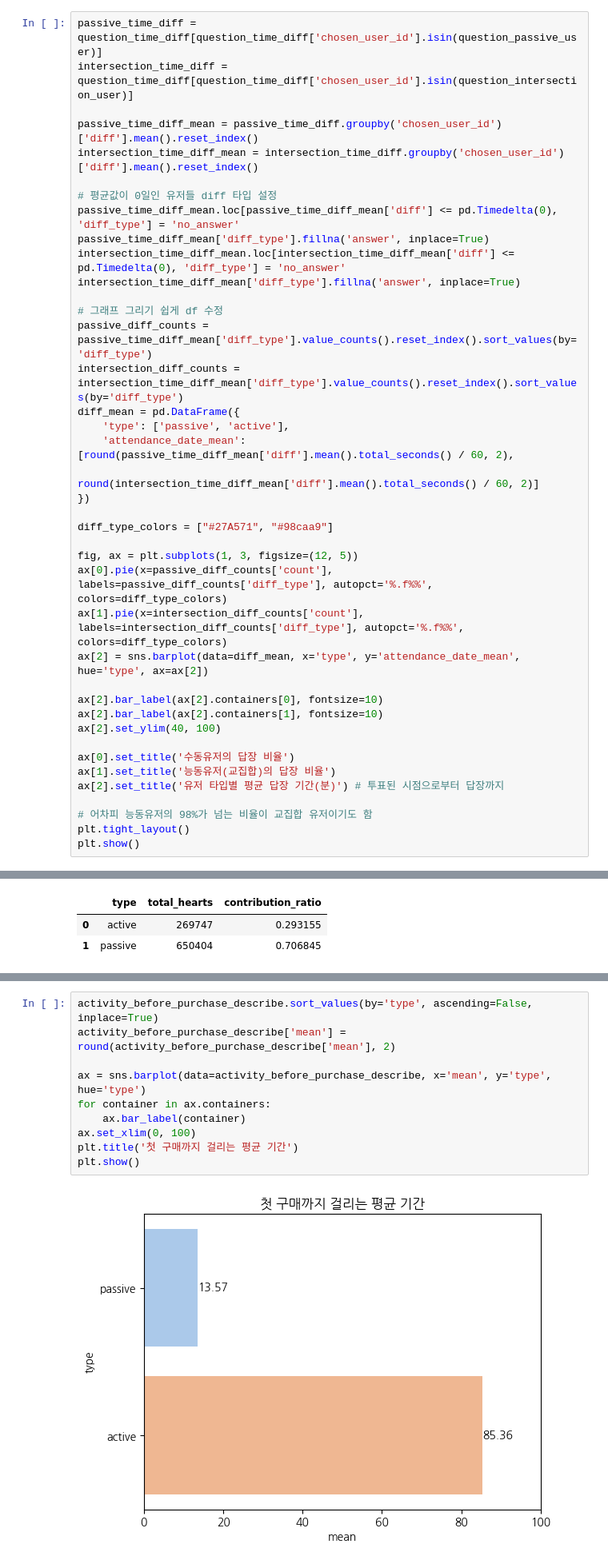
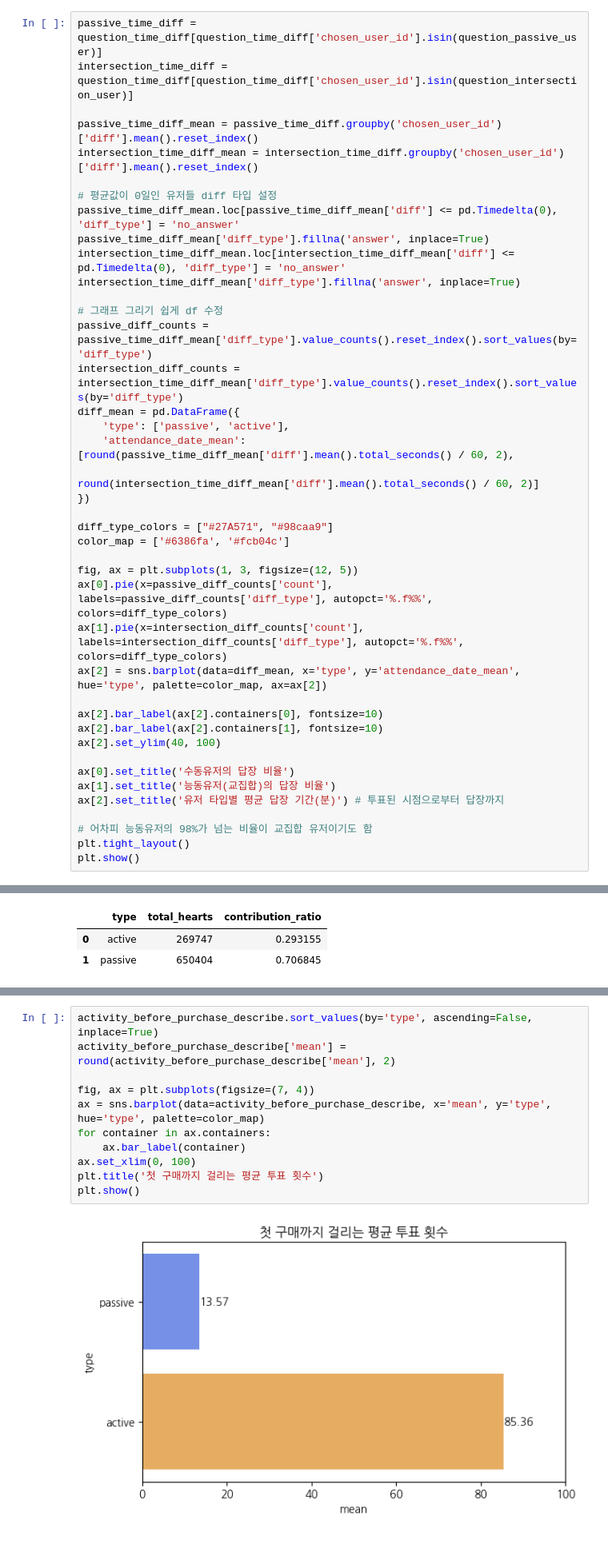
Before and after one commit to EtheriumArchive/Codeit_project, a Jupyter notebook: analysis_eunsu_v2.ipynb, the cells around one changed output, grey strips where cells are left out. Shown at 80% size. Drawn from its saved outputs; the diff is of its cells as text.

```diff
--- a/analysis_eunsu_v2.ipynb
+++ b/analysis_eunsu_v2.ipynb
@@ -298,11 +317,12 @@ diff_mean = pd.DataFrame({
 })
 
 diff_type_colors = ["#27A571", "#98caa9"]
+color_map = ['#6386fa', '#fcb04c']
 
 fig, ax = plt.subplots(1, 3, figsize=(12, 5))
 ax[0].pie(x=passive_diff_counts['count'], labels=passive_diff_counts['diff_type'], autopct='%.f%%', colors=diff_type_colors)
 ax[1].pie(x=intersection_diff_counts['count'], labels=intersection_diff_counts['diff_type'], autopct='%.f%%', colors=diff_type_colors)
-ax[2] = sns.barplot(data=diff_mean, x='type', y='attendance_date_mean', hue='type', ax=ax[2])
+ax[2] = sns.barplot(data=diff_mean, x='type', y='attendance_date_mean', hue='type', palette=color_map, ax=ax[2])
 
 ax[2].bar_label(ax[2].containers[0], fontsize=10)
 ax[2].bar_label(ax[2].containers[1], fontsize=10)
@@ -802,12 +839,13 @@ activity_before_purchase_describe
 # %%
 activity_before_purchase_describe.sort_values(by='type', ascending=False, inplace=True)
 activity_before_purchase_describe['mean'] = round(activity_before_purchase_describe['mean'], 2)
 
-ax = sns.barplot(data=activity_before_purchase_describe, x='mean', y='type', hue='type')
+fig, ax = plt.subplots(figsize=(7, 4))
+ax = sns.barplot(data=activity_before_purchase_describe, x='mean', y='type', hue='type', palette=color_map)
 for container in ax.containers:
     ax.bar_label(container)
 ax.set_xlim(0, 100)
-plt.title('첫 구매까지 걸리는 평균 기간')
+plt.title('첫 구매까지 걸리는 평균 투표 횟수')
 plt.show()
 # %% [output]
-[figure, old version]
+[figure, new version]
```
Also changed, not shown: parts of 10 cells of this notebook.
